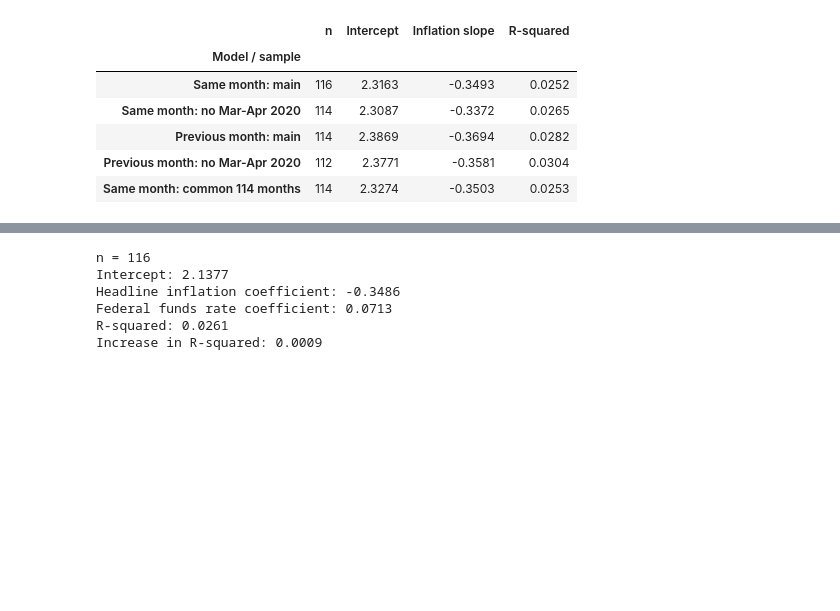
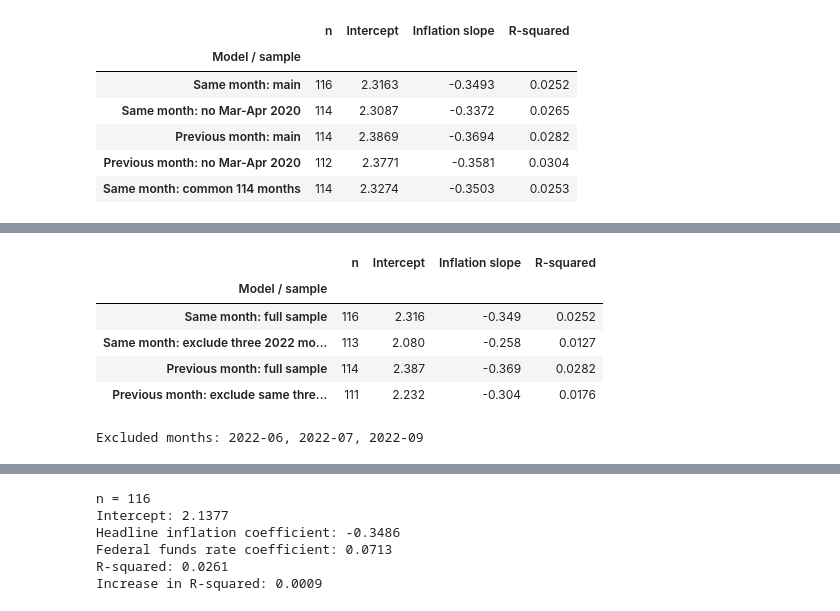
Before and after one commit to jkwon128/INFO2950-Project, a Jupyter notebook: phase3/Phase3_Report.ipynb, the cells around one changed output, grey strips where cells are left out. Cells and saved outputs as stored; diff of their text form; code cells hidden in the pictures; blank space fills up the shorter version.

```diff
--- a/phase3/Phase3_Report.ipynb
+++ b/phase3/Phase3_Report.ipynb
@@ -486,0 +506,23 @@ On the common 114-month sample, the same-month slope is **-0.350** with R² abou
+# %%
+# Use the three dates already identified in Table 3, identically for both models.
+influential_months = pd.to_datetime(top_influence["date"]).dt.to_period("M")
+influential_months = set(influential_months)
+main_without_influential = main.loc[~main["date"].dt.to_period("M").isin(influential_months)]
+lag_without_influential = lagged.loc[~lagged["date"].dt.to_period("M").isin(influential_months)]
+influence_checks = pd.DataFrame([
+    describe_fit("Same month: full sample", main, [x1]),
+    describe_fit("Same month: exclude three 2022 months", main_without_influential, [x1]),
+    describe_fit("Previous month: full sample", lagged, [x2]),
+    describe_fit("Previous month: exclude same three months", lag_without_influential, [x2])
+]).set_index("Model / sample")
+display(influence_checks.style.format({"n": "{:.0f}", "Intercept": "{:.3f}",
+                                      "Inflation slope": "{:.3f}", "R-squared": "{:.4f}"}))
+print("Excluded months:", ", ".join(str(m) for m in sorted(influential_months)))
+# %% [output]
+|  | n | Intercept | Inflation slope | R-squared |
+| Model / sample |  |  |  |  |
+| Same month: full sample | 116 | 2.316 | -0.349 | 0.0252 |
+| Same month: exclude three 2022 mo... | 113 | 2.080 | -0.258 | 0.0127 |
+| Previous month: full sample | 114 | 2.387 | -0.369 | 0.0282 |
+| Previous month: exclude same thre... | 111 | 2.232 | -0.304 | 0.0176 |
+Excluded months: 2022-06, 2022-07, 2022-09
```
Also changed, not shown: parts of 47 cells of this notebook, 8 other files.
